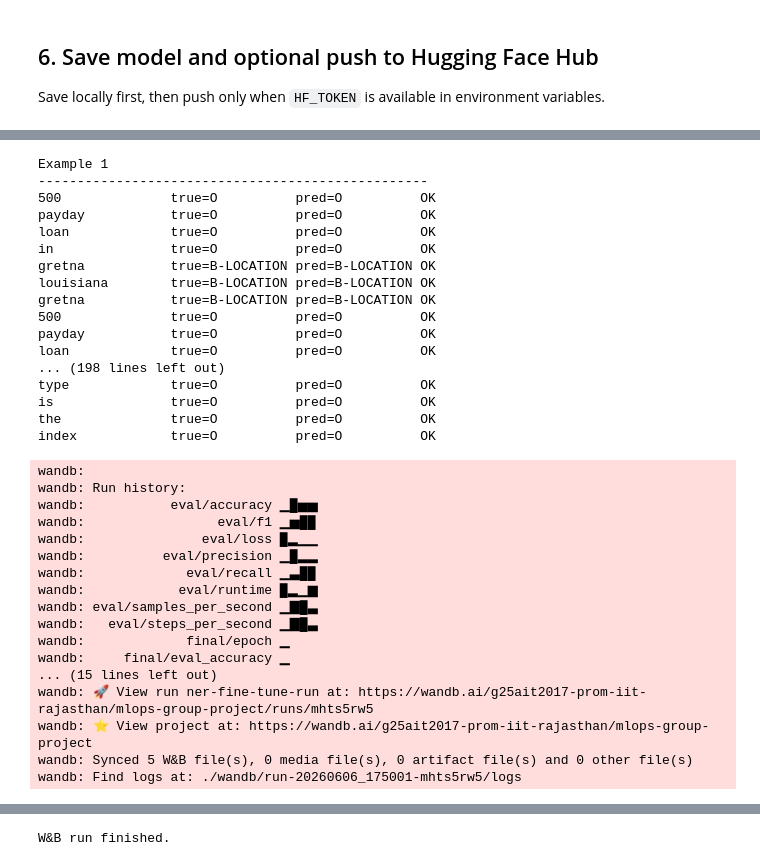
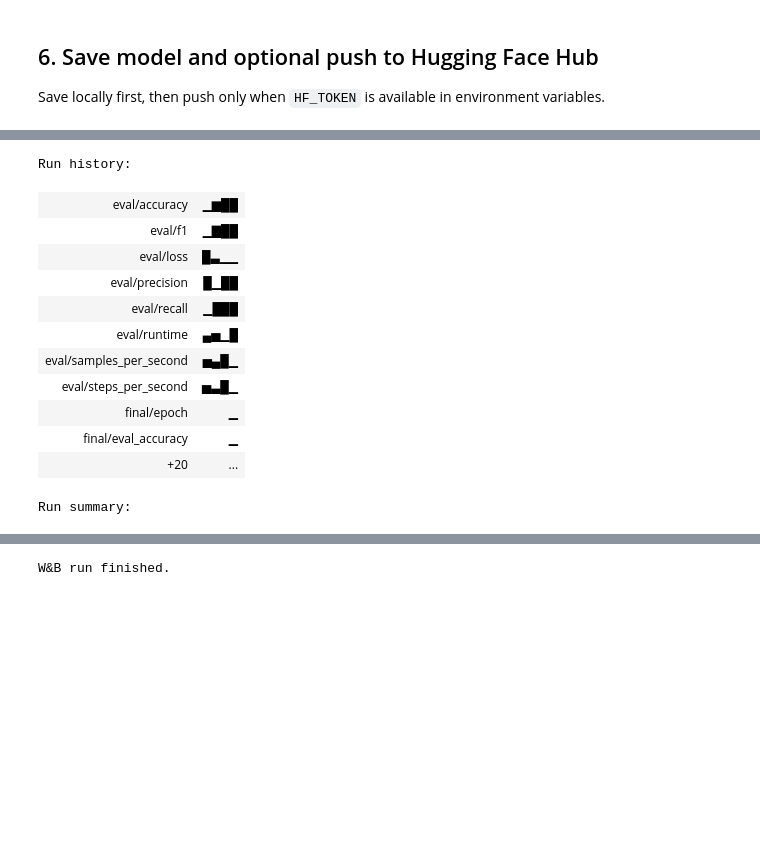
Before and after one commit to anuragvishwakarma02/mlops_project_group23, a Jupyter notebook: mlops-group-project.ipynb, the cells around one changed output, grey strips where cells are left out. Cells and saved outputs as stored; diff of their text form; code cells hidden in the pictures; blank space fills up the shorter version.

Commit message:
Kaggle Notebook | mlops-group-project | Version 3

```diff
--- a/mlops-group-project.ipynb
+++ b/mlops-group-project.ipynb
@@ -773,40 +893,35 @@ Pushed model to: https://huggingface.co/anuragvishwakarma02/mlops-group23-ner
 # %%
+# ── Word-level prediction analysis ──────
 raw_eval = dataset[eval_split]
-pred_output = trainer.predict(tokenized_dataset[eval_split])
-pred_ids = np.argmax(pred_output.predictions, axis=2)
-true_ids = pred_output.label_ids
 
 def build_word_level_triplets(example_tokens, tokenized_inputs, pred_seq, true_seq):
     word_ids = tokenized_inputs.word_ids()
-    triplets = []
-    prev_word = None
+    triplets, prev_word = [], None
     for pos, word_id in enumerate(word_ids):
         if word_id is None or word_id == prev_word:
             prev_word = word_id
             continue
-        true_label_id = true_seq[pos]
-        pred_label_id = pred_seq[pos]
-        if true_label_id != -100 and word_id < len(example_tokens):
-            triplets.append(
-                (
-                    example_tokens[word_id],
-                    label_list[true_label_id],
-                    label_list[pred_label_id],
-                )
-            )
+        true_id = true_seq[pos]
+        pred_id = pred_seq[pos]
+        if true_id != -100 and word_id < len(example_tokens):
+            triplets.append((
+                example_tokens[word_id],
+                label_list[true_id],
+                label_list[pred_id],
+            ))
         prev_word = word_id
     return triplets
 
 sample_n = min(5, len(raw_eval))
 for i in range(sample_n):
-    tokens = raw_eval[i][token_col]
+    tokens     = raw_eval[i][token_col]
     tok_inputs = tokenizer(tokens, truncation=True, is_split_into_words=True, max_length=MAX_LENGTH)
-    triplets = build_word_level_triplets(tokens, tok_inputs, pred_ids[i], true_ids[i])
+    triplets   = build_word_level_triplets(tokens, tok_inputs, pred_ids[i], true_ids[i])
     print(f'\nExample {i + 1}')
-    print('-' * 50)
+    print('-' * 55)
     for token, true_tag, pred_tag in triplets[:40]:
         status = 'OK' if true_tag == pred_tag else 'ERR'
-        print(f'{token:16s} true={true_tag:10s} pred={pred_tag:10s} {status}')
+        print(f'{token:16s}  true={true_tag:12s}  pred={pred_tag:12s}  {status}')
 
 if ENABLE_WANDB and wandb.run is not None:
     wandb.finish()
@@ -817,34 +948,13 @@ wandb: updating run metadata
-Example 1
---------------------------------------------------
-500              true=O          pred=O          OK
-payday           true=O          pred=O          OK
-loan             true=O          pred=O          OK
-in               true=O          pred=O          OK
-gretna           true=B-LOCATION pred=B-LOCATION OK
-louisiana        true=B-LOCATION pred=B-LOCATION OK
-gretna           true=B-LOCATION pred=B-LOCATION OK
-500              true=O          pred=O          OK
-payday           true=O          pred=O          OK
-loan             true=O          pred=O          OK
-... (198 lines left out)
-type             true=O          pred=O          OK
-is               true=O          pred=O          OK
-the              true=O          pred=O          OK
-index            true=O          pred=O          OK
+Run history:
+| eval/accuracy | ▁▆██ |
+| eval/f1 | ▁▇██ |
+| eval/loss | █▃▁▁ |
+| eval/precision | █▁██ |
+| eval/recall | ▁███ |
+| eval/runtime | ▄▅▁█ |
+| eval/samples_per_second | ▅▄█▁ |
+| eval/steps_per_second | ▅▃█▁ |
+| final/epoch | ▁ |
+| final/eval_accuracy | ▁ |
+| +20 | ... |
-wandb:
-wandb: Run history:
-wandb:           eval/accuracy ▁█▅▅
-wandb:                 eval/f1 ▁▅██
-wandb:               eval/loss █▂▁▁
-wandb:          eval/precision ▁█▂▂
-wandb:             eval/recall ▁▃██
-wandb:            eval/runtime █▂▁▆
-wandb: eval/samples_per_second ▁▇█▃
-wandb:   eval/steps_per_second ▁▇█▃
-wandb:             final/epoch ▁
-wandb:     final/eval_accuracy ▁
-... (15 lines left out)
-wandb: 🚀 View run ner-fine-tune-run at: https://wandb.ai/g25ait2017-prom-iit-rajasthan/mlops-group-project/runs/mhts5rw5
-wandb: ⭐️ View project at: https://wandb.ai/g25ait2017-prom-iit-rajasthan/mlops-group-project
-wandb: Synced 5 W&B file(s), 0 media file(s), 0 artifact file(s) and 0 other file(s)
-wandb: Find logs at: ./wandb/run-20260606_175001-mhts5rw5/logs
+Run summary:
```
Also changed, not shown: parts of 21 cells of this notebook.
